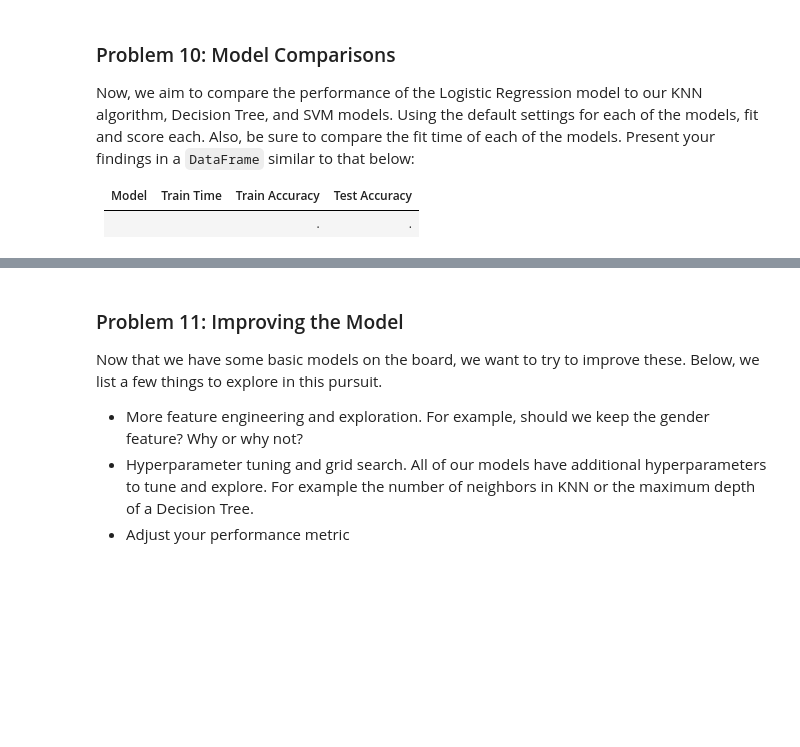
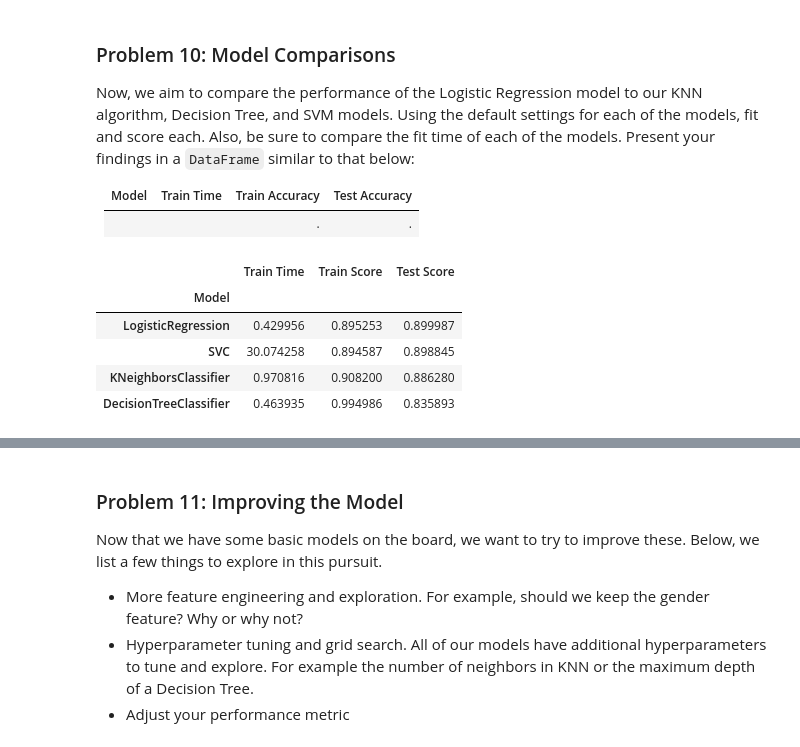
Before and after one commit to outdegree/BH-PCMLAI-M17-App3, a Jupyter notebook: prompt_III.ipynb, the cells around one changed output, grey strips where cells are left out. Saved outputs shown, nothing was run; the diff lists cells and outputs as text; code cells hidden in the pictures; blank space fills up the shorter version.

```diff
--- a/prompt_III.ipynb
+++ b/prompt_III.ipynb
@@ -740,0 +762,10 @@ Now, we aim to compare the performance of the Logistic Regression model to our K
+# %%
+models_df = pd.DataFrame(data = results, columns = ['Model', 'Train Time', 'Train Score', 'Test Score']).set_index('Model').sort_values(by = 'Test Score', ascending = False)
+models_df
+# %% [output]
+|  | Train Time | Train Score | Test Score |
+| Model |  |  |  |
+| LogisticRegression | 0.429956 | 0.895253 | 0.899987 |
+| SVC | 30.074258 | 0.894587 | 0.898845 |
+| KNeighborsClassifier | 0.970816 | 0.908200 | 0.886280 |
+| DecisionTreeClassifier | 0.463935 | 0.994986 | 0.835893 |
```
Also changed, not shown: parts of 12 cells of this notebook.
